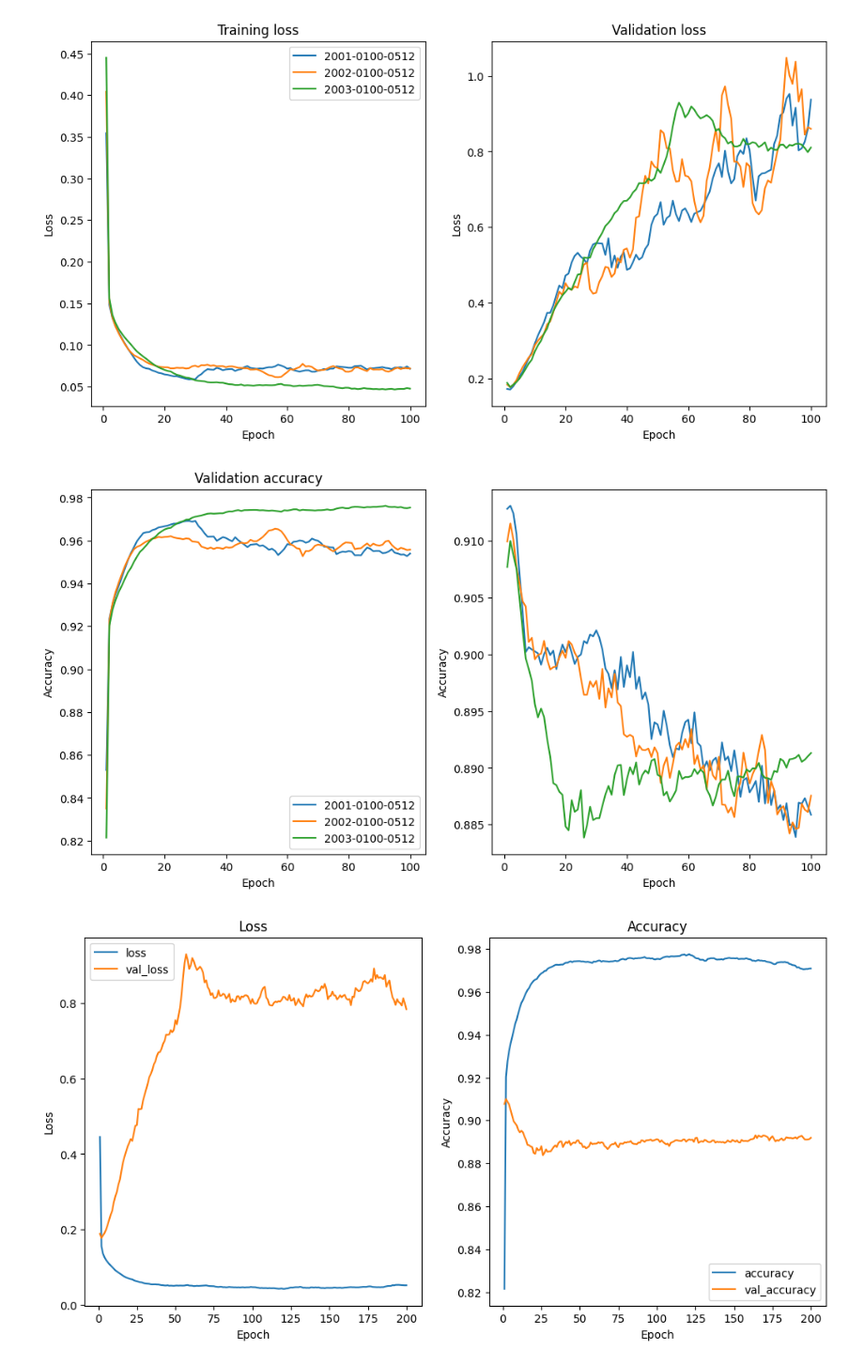
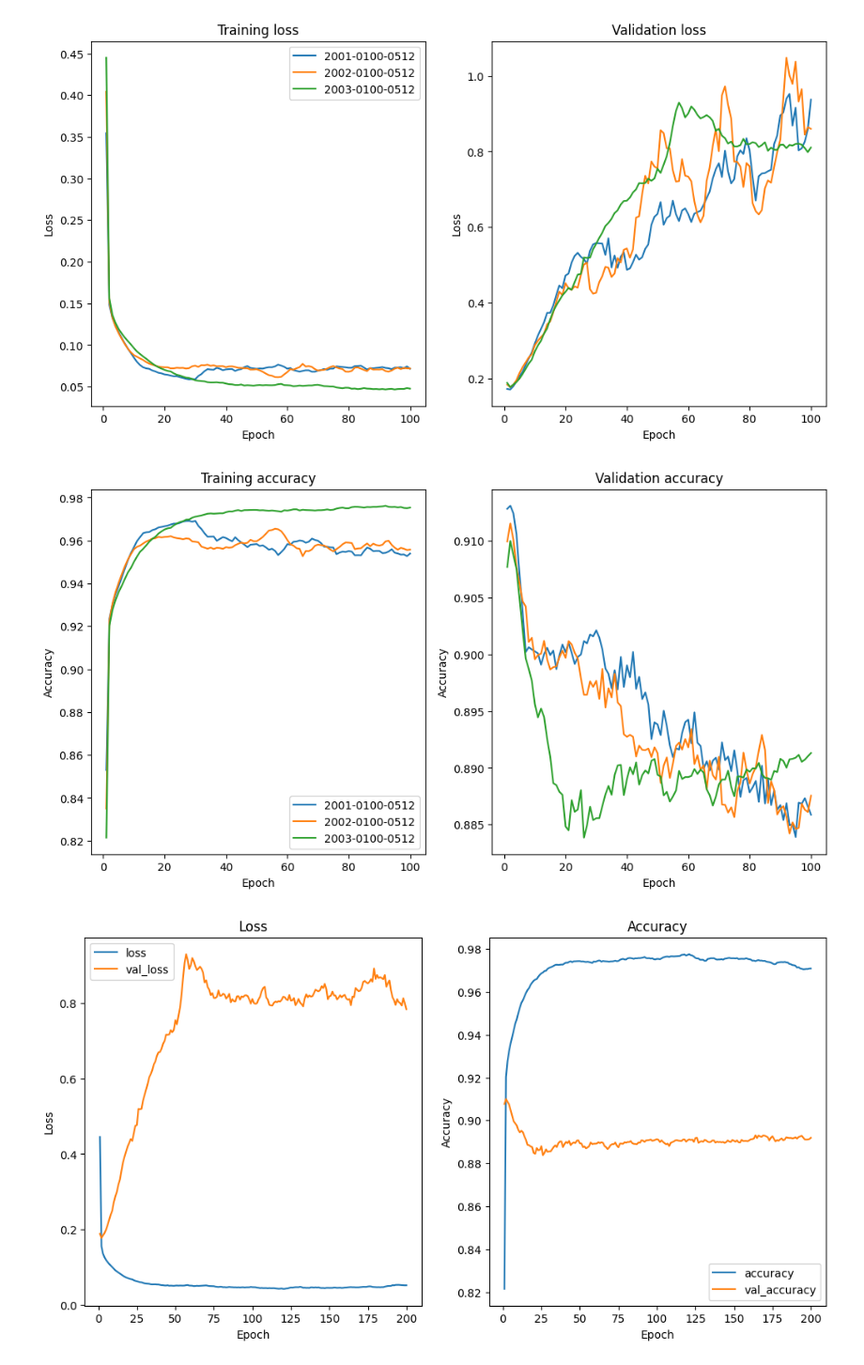
Before and after one commit to parafoxia/decks, a Jupyter notebook: eval_net.ipynb, the cells around one changed output. Shown at 94% size. Cells and saved outputs as stored; diff of their text form; code cells hidden in the pictures.

```diff
--- a/eval_net.ipynb
+++ b/eval_net.ipynb
@@ -41,7 +39,9 @@ data = {}
 # %%
-for ID in IDS:
-    with open(decks.DATA_DIR / f"history/{ID}.json") as f:
-        data |= {ID: json.load(f)}
+data = {}
 
-len(data)
+for directory in filter(lambda x: x.startswith("2"), os.listdir("./data/history")):
+    with open(decks.DATA_DIR / f"history/{directory}") as f:
+        data |= {directory[:-5]: json.load(f)}
+
+data.keys()
 # %% [output]
@@ -54,13 +54,13 @@ fig, axs = plt.subplots(1, 2, figsize=(12, 6), sharex=True)
 axs[0].set_title("Training loss")
 axs[0].set_xlabel("Epoch")
 axs[0].set_ylabel("Loss")
-for key, value in data.items():
+for key, value in tuple(sorted(data.items(), key=lambda kv: kv[0]))[:3]:
     sns.lineplot(ax=axs[0], x=x, y=value["loss"], label=key)
 
 axs[1].set_title("Validation loss")
 axs[1].set_xlabel("Epoch")
 axs[1].set_ylabel("Loss")
-for key, value in data.items():
+for key, value in tuple(sorted(data.items(), key=lambda kv: kv[0]))[:3]:
     sns.lineplot(ax=axs[1], x=x, y=value["val_loss"])
 
 # fig.supxlabel("Epoch")
@@ -70,19 +70,19 @@ for key, value in data.items():
 # %%
 fig, axs = plt.subplots(1, 2, figsize=(12, 6), sharex=True)
 
 axs[0].set_title("Training accuracy")
 axs[0].set_xlabel("Epoch")
 axs[0].set_ylabel("Accuracy")
-for key, value in data.items():
+for key, value in tuple(sorted(data.items(), key=lambda kv: kv[0]))[:3]:
     sns.lineplot(ax=axs[0], x=x, y=value["accuracy"], label=key)
 
-axs[0].set_title("Validation accuracy")
+axs[1].set_title("Validation accuracy")
 axs[1].set_xlabel("Epoch")
 axs[1].set_ylabel("Accuracy")
-for key, value in data.items():
+for key, value in tuple(sorted(data.items(), key=lambda kv: kv[0]))[:3]:
     sns.lineplot(ax=axs[1], x=x, y=value["val_accuracy"])
 # %% [output]
-[figure, old version]
+[figure, new version]
 # %%
 fig, axs = plt.subplots(1, 2, figsize=(12, 6), sharex=True)
 
```
Also changed, not shown: parts of 6 cells of this notebook, 1 other file.
